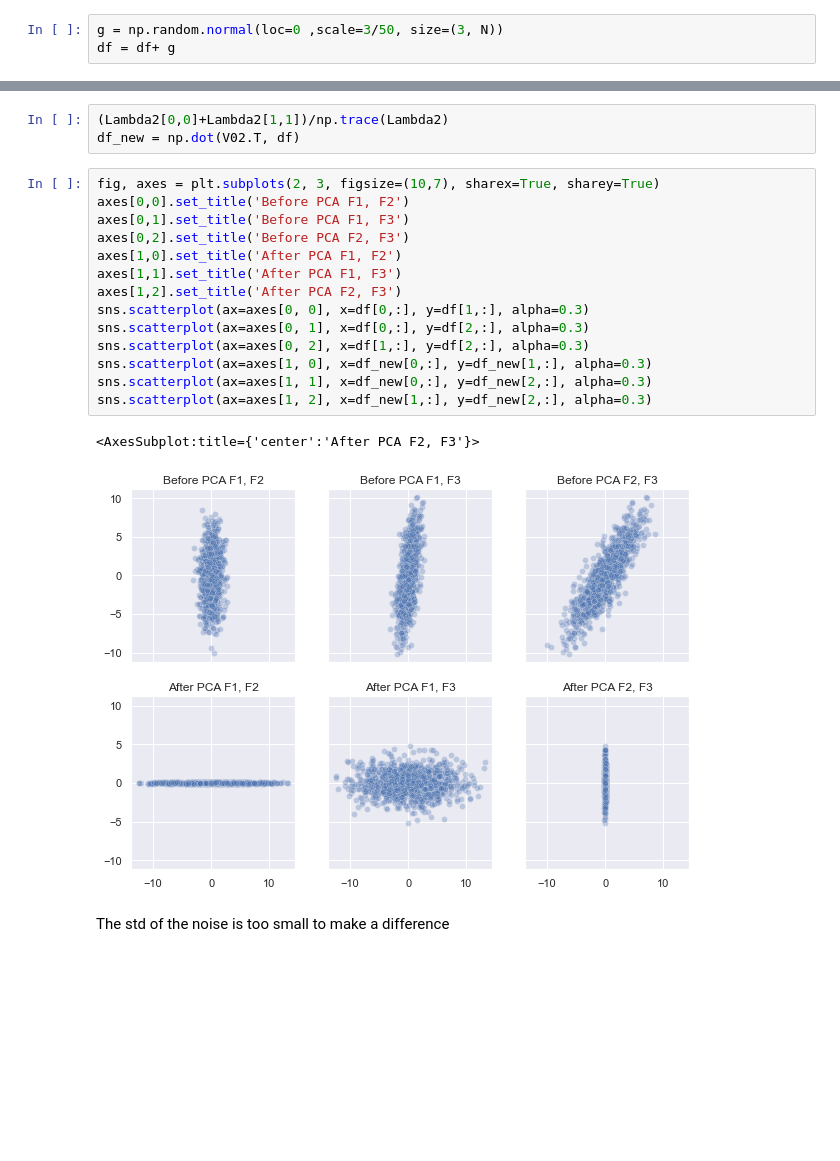
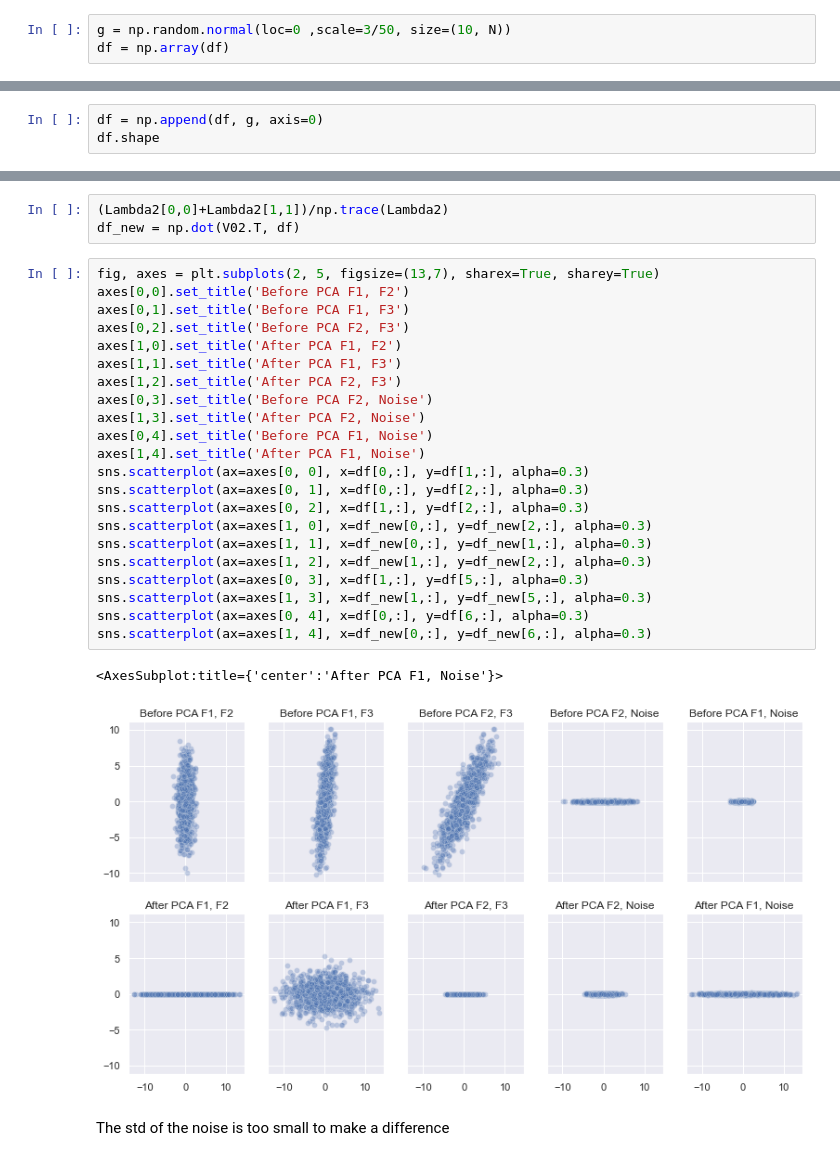
Before and after one commit to maxhoeth/LaboratoryOfComputationalPhysics_Y4, a Jupyter notebook: ex_07_maxhoeth.ipynb, the cells around one changed output, grey strips where cells are left out. Cells and saved outputs as stored; diff of their text form; blank space fills up the shorter version.

```diff
--- a/ex_07_maxhoeth.ipynb
+++ b/ex_07_maxhoeth.ipynb
@@ -93,5 +93,5 @@ We see that the plots with F2 are reduced to one dimension due to the small impa
 # %% [markdown]
 ## 2.
 # %%
-g = np.random.normal(loc=0 ,scale=3/50, size=(3, N))
-df = df+ g
+g = np.random.normal(loc=0 ,scale=3/50, size=(10, N))
+df = np.array(df)
@@ -100,0 +98,3 @@ df = df+ g
+# %%
+df = np.append(df, g, axis=0)
+df.shape
@@ -109,22 +115,30 @@ array([2.07049806e+01+0.j, 3.71546358e-03+0.j, 2.26440275e+00+0.j])
 (Lambda2[0,0]+Lambda2[1,1])/np.trace(Lambda2)
 df_new = np.dot(V02.T, df)
 # %%
-fig, axes = plt.subplots(2, 3, figsize=(10,7), sharex=True, sharey=True)
+fig, axes = plt.subplots(2, 5, figsize=(13,7), sharex=True, sharey=True)
 axes[0,0].set_title('Before PCA F1, F2')
 axes[0,1].set_title('Before PCA F1, F3')
 axes[0,2].set_title('Before PCA F2, F3')
 axes[1,0].set_title('After PCA F1, F2')
 axes[1,1].set_title('After PCA F1, F3')
 axes[1,2].set_title('After PCA F2, F3')
+axes[0,3].set_title('Before PCA F2, Noise')
+axes[1,3].set_title('After PCA F2, Noise')
+axes[0,4].set_title('Before PCA F1, Noise')
+axes[1,4].set_title('After PCA F1, Noise')
 sns.scatterplot(ax=axes[0, 0], x=df[0,:], y=df[1,:], alpha=0.3)
 sns.scatterplot(ax=axes[0, 1], x=df[0,:], y=df[2,:], alpha=0.3)
 sns.scatterplot(ax=axes[0, 2], x=df[1,:], y=df[2,:], alpha=0.3)
-sns.scatterplot(ax=axes[1, 0], x=df_new[0,:], y=df_new[1,:], alpha=0.3)
-sns.scatterplot(ax=axes[1, 1], x=df_new[0,:], y=df_new[2,:], alpha=0.3)
+sns.scatterplot(ax=axes[1, 0], x=df_new[0,:], y=df_new[2,:], alpha=0.3)
+sns.scatterplot(ax=axes[1, 1], x=df_new[0,:], y=df_new[1,:], alpha=0.3)
 sns.scatterplot(ax=axes[1, 2], x=df_new[1,:], y=df_new[2,:], alpha=0.3)
+sns.scatterplot(ax=axes[0, 3], x=df[1,:], y=df[5,:], alpha=0.3)
+sns.scatterplot(ax=axes[1, 3], x=df_new[1,:], y=df_new[5,:], alpha=0.3)
+sns.scatterplot(ax=axes[0, 4], x=df[0,:], y=df[6,:], alpha=0.3)
+sns.scatterplot(ax=axes[1, 4], x=df_new[0,:], y=df_new[6,:], alpha=0.3)
 # %% [output]
-<AxesSubplot:title={'center':'After PCA F2, F3'}>
+<AxesSubplot:title={'center':'After PCA F1, Noise'}>
-[figure, old version]
+[figure, new version]
 # %% [markdown]
 The std of the noise is too small to make a difference
 # %% [markdown]
```
Also changed, not shown: parts of 3 cells of this notebook.
